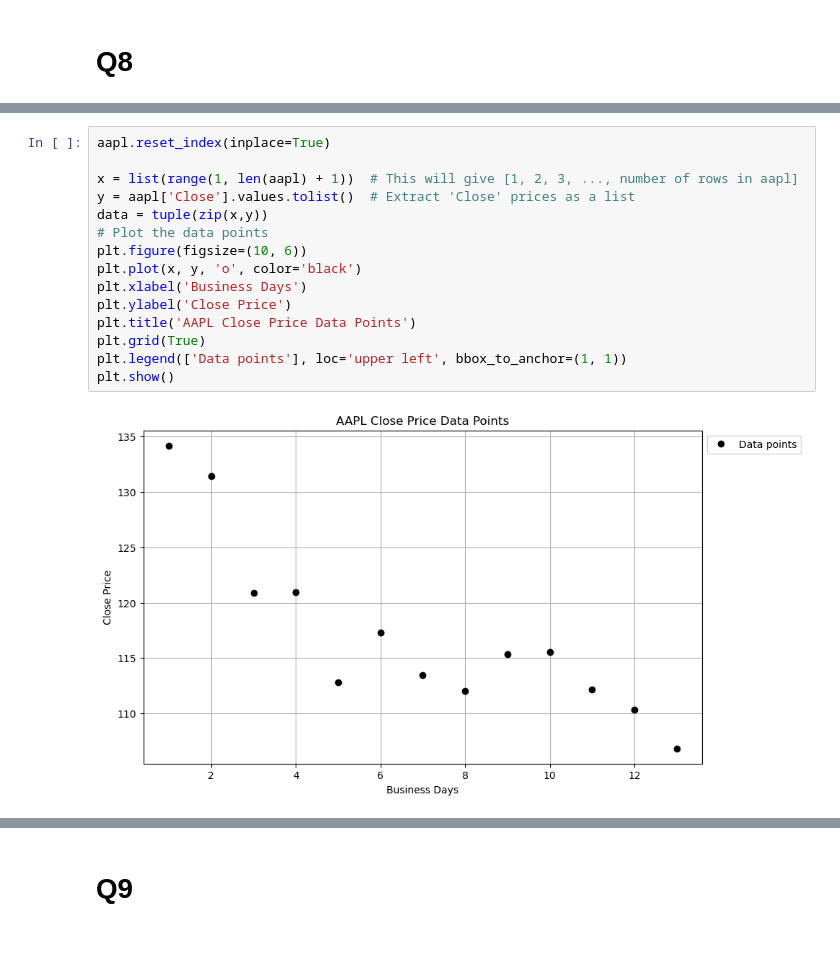
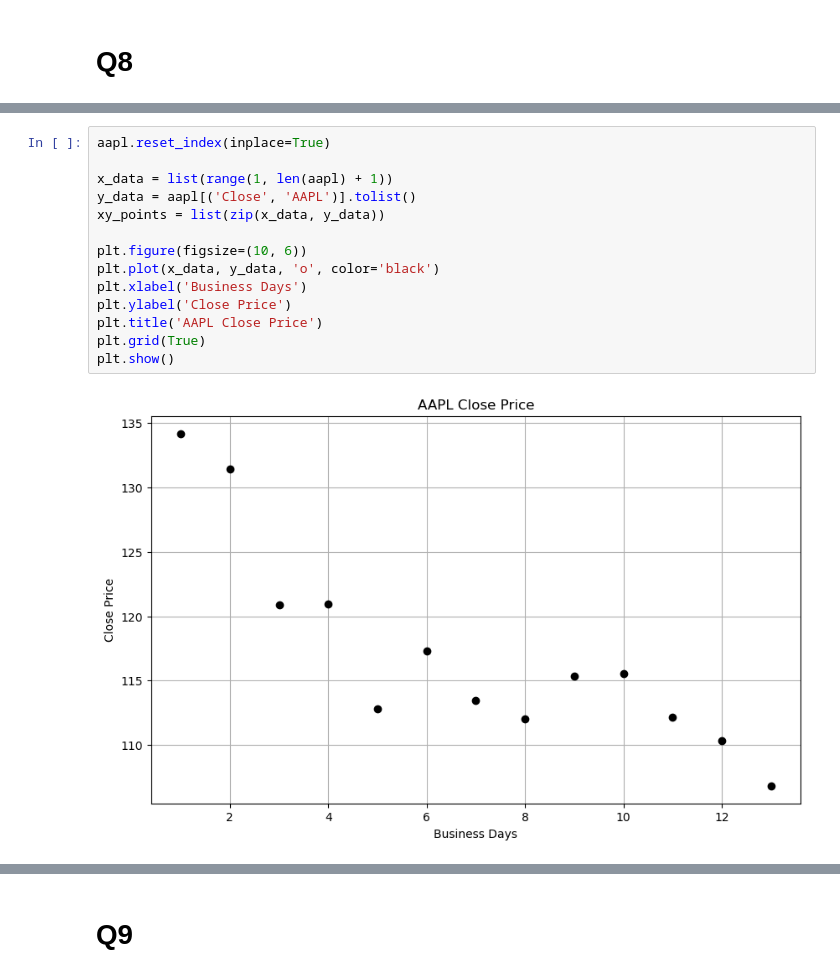
Before and after one commit to atkrish0/numerical-analysis-rbs, a Jupyter notebook: hw3/Atheesh_Krishnan_NA_HW3.ipynb, the cells around one changed output, grey strips where cells are left out. Drawn from its saved outputs; the diff is of its cells as text; blank space fills up the shorter version.

```diff
--- a/hw3/Atheesh_Krishnan_NA_HW3.ipynb
+++ b/hw3/Atheesh_Krishnan_NA_HW3.ipynb
@@ -207,20 +211,19 @@ aapl
 # %%
 aapl.reset_index(inplace=True)
 
-x = list(range(1, len(aapl) + 1))  # This will give [1, 2, 3, ..., number of rows in aapl]
-y = aapl['Close'].values.tolist()  # Extract 'Close' prices as a list
-data = tuple(zip(x,y))
-# Plot the data points
+x_data = list(range(1, len(aapl) + 1))
+y_data = aapl[('Close', 'AAPL')].tolist()
+xy_points = list(zip(x_data, y_data))
+
 plt.figure(figsize=(10, 6))
-plt.plot(x, y, 'o', color='black')
+plt.plot(x_data, y_data, 'o', color='black')
 plt.xlabel('Business Days')
 plt.ylabel('Close Price')
-plt.title('AAPL Close Price Data Points')
+plt.title('AAPL Close Price')
 plt.grid(True)
-plt.legend(['Data points'], loc='upper left', bbox_to_anchor=(1, 1))
 plt.show()
 # %% [output]
-[figure, old version]
+[figure, new version]
 # %%
 # NATURAL CUBIC SPLINE INTERPOLATION
 
```
Also changed, not shown: parts of 19 cells of this notebook, 1 other file.
